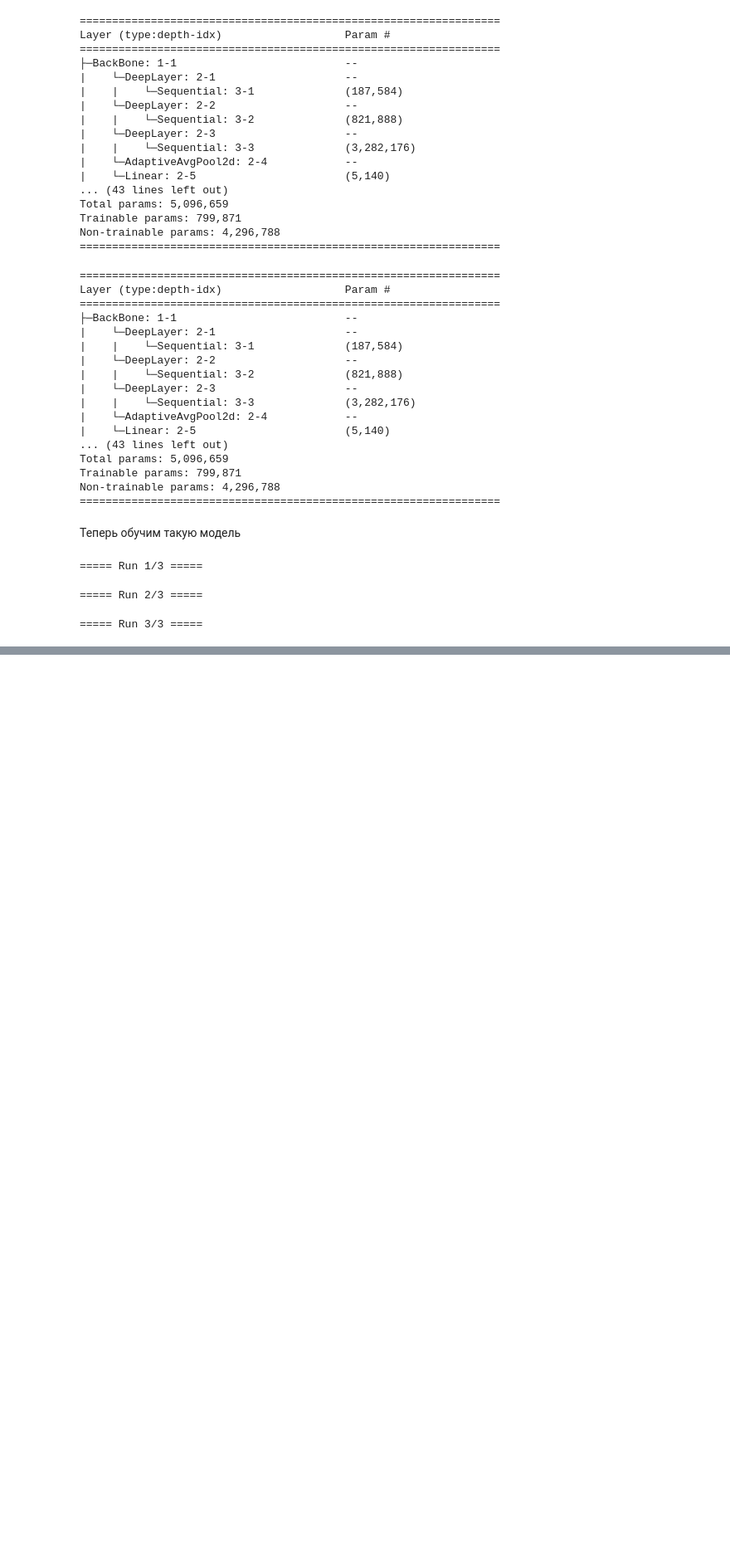
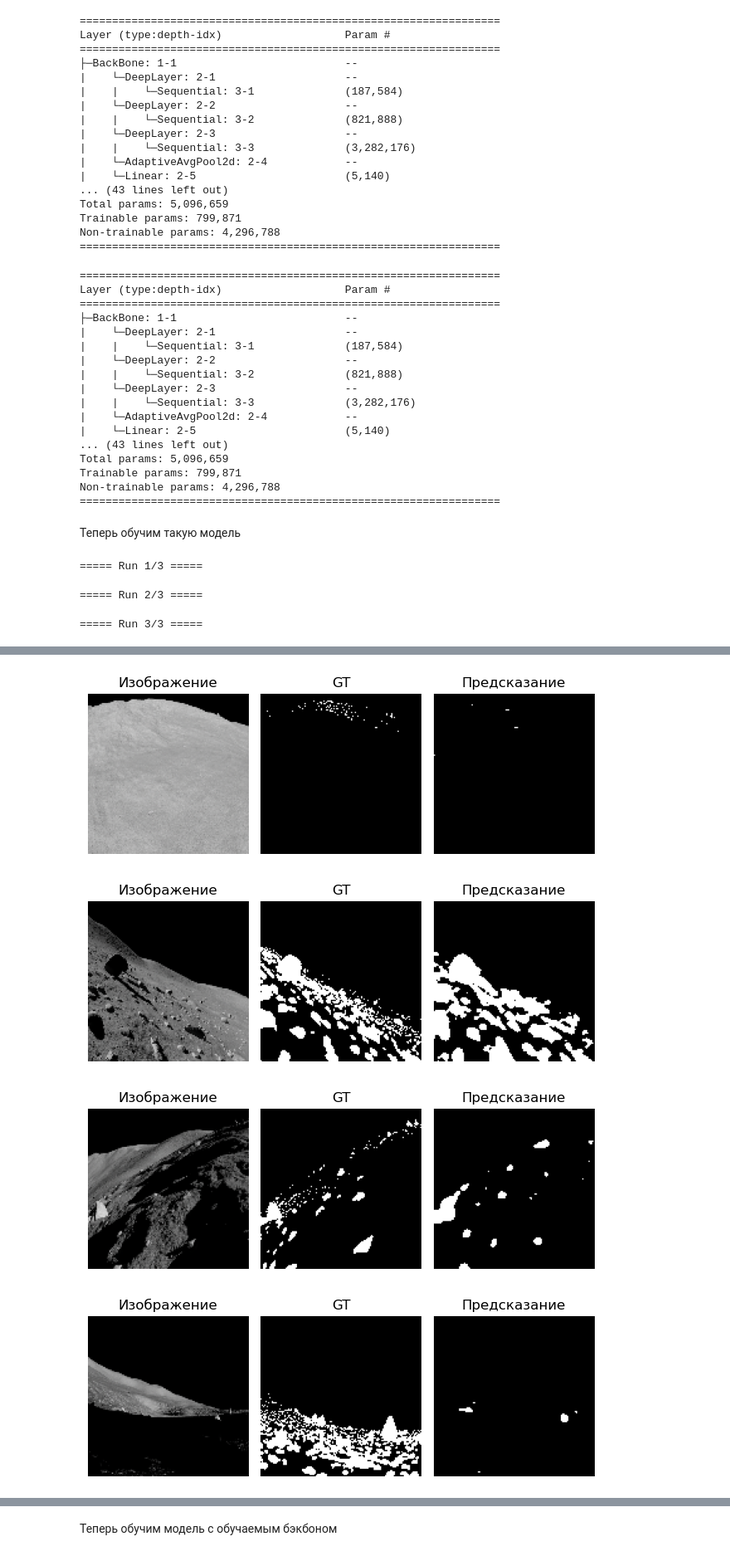
Before and after one commit to EHAT32/cv-masters-2025-fall, a Jupyter notebook: hw3.ipynb, the cells around one changed output, grey strips where cells are left out. Shown at 83% size. Saved outputs shown, nothing was run; the diff lists cells and outputs as text; code cells hidden in the pictures; blank space fills up the shorter version.

```diff
--- a/hw3.ipynb
+++ b/hw3.ipynb
@@ -1457,14 +1482,17 @@ def show_examples(model):
 
         plt.figure()
         plt.subplot(1, 3, 1)
+        plt.title('Изображение')
         plt.imshow(img)
         plt.axis('off')
         plt.tight_layout()
         plt.subplot(1, 3, 2)
+        plt.title('GT')
         plt.imshow(gt[i], cmap='gray')
         plt.axis('off')
         plt.tight_layout()
         plt.subplot(1, 3, 3)
+        plt.title('Предсказание')
         plt.imshow(preds[i], cmap='gray')
         plt.axis('off')
         plt.tight_layout()
@@ -1749,0 +1778,9 @@ visualize_metrics(results_uresnet_frozen)
+# %%
+best_uresnet_frozen = results_uresnet_frozen['best_model']
+
+show_examples(best_uresnet_frozen)
+# %% [output]
+[figure, added]
+[figure, added]
+[figure, added]
+[figure, added]
@@ -1749,0 +1788,2 @@ visualize_metrics(results_uresnet_frozen)
+# %% [markdown]
+Теперь обучим модель с обучаемым бэкбоном
```
Also changed, not shown: parts of 15 cells of this notebook.
